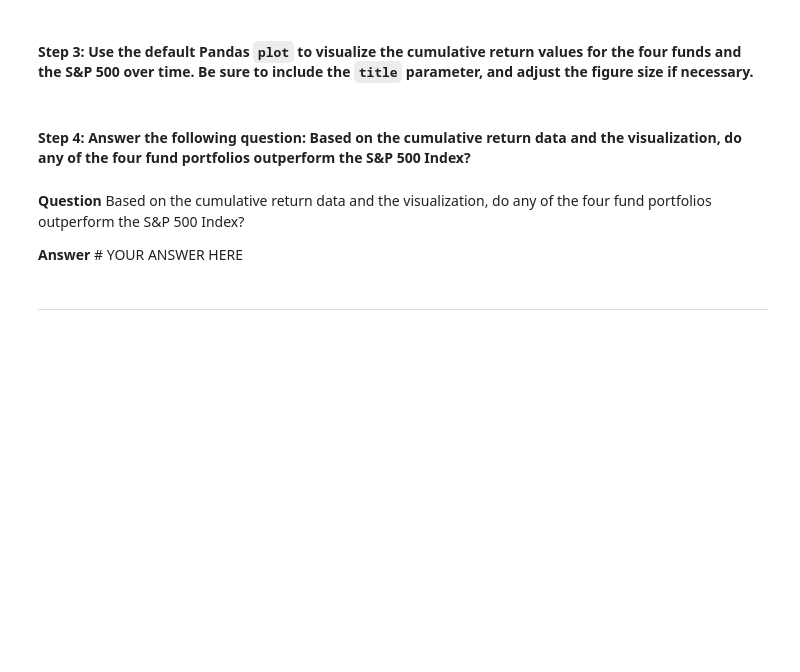
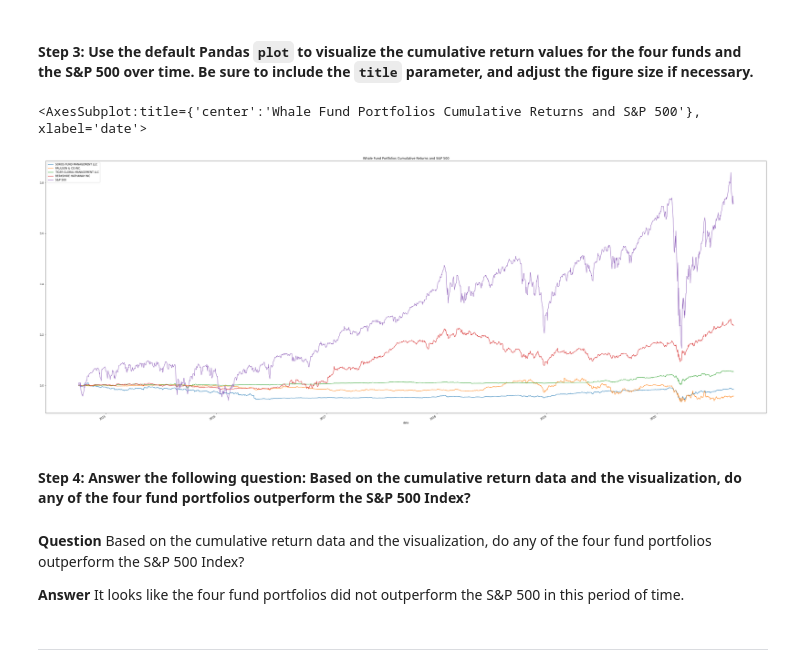
Before and after one commit to mckayav3/Analyzing-Portfolio-Risk-and-Return, a Jupyter notebook: Starter_Code/risk_return_analysis.ipynb, the cells around one changed output. Saved outputs shown, nothing was run; the diff lists cells and outputs as text; code cells hidden in the pictures; blank space fills up the shorter version.

```diff
--- a/Starter_Code/risk_return_analysis.ipynb
+++ b/Starter_Code/risk_return_analysis.ipynb
@@ -137,3 +172,7 @@ Analyze the data to determine if any of the portfolios outperform the broader st
 # Calculate and plot the cumulative returns of the 4 fund portfolios and the S&P 500
 # Review the last 5 rows of the cumulative returns DataFrame
 # YOUR CODE HERE
+
+whale_cumulative_returns = (1 + whale_daily_returns).cumprod()
+
+whale_cumulative_returns.tail()
@@ -142,13 +189,17 @@ Analyze the data to determine if any of the portfolios outperform the broader st
 # %%
 # Visualize the cumulative returns using the Pandas plot function
 # Include a title parameter and adjust the figure size
 # YOUR CODE HERE
+whale_cumulative_returns.plot(figsize=(50,20), title="Whale Fund Portfolios Cumulative Returns and S&P 500")
+# %% [output]
+<AxesSubplot:title={'center':'Whale Fund Portfolios Cumulative Returns and S&P 500'}, xlabel='date'>
+[figure, added]
 # %% [markdown]
 #### Step 4: Answer the following question: Based on the cumulative return data and the visualization, do any of the four fund portfolios outperform the S&P 500 Index?
 # %% [markdown]
 **Question** Based on the cumulative return data and the visualization, do any of the four fund portfolios outperform the S&P 500 Index?
 
-**Answer** # YOUR ANSWER HERE
+**Answer** It looks like the four fund portfolios did not outperform the S&P 500 in this period of time.
 # %% [markdown]
 ---
 # %% [markdown]
```
Also changed, not shown: parts of 28 cells of this notebook.
